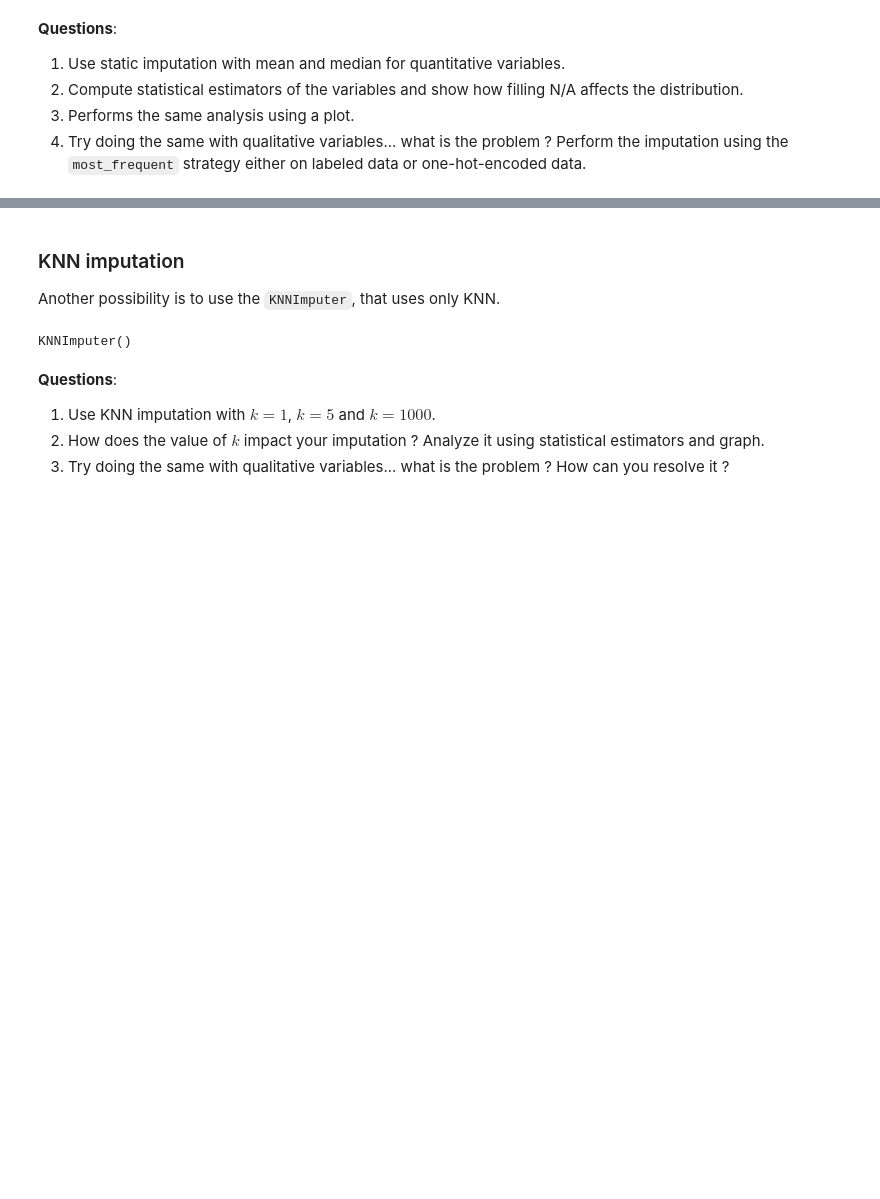
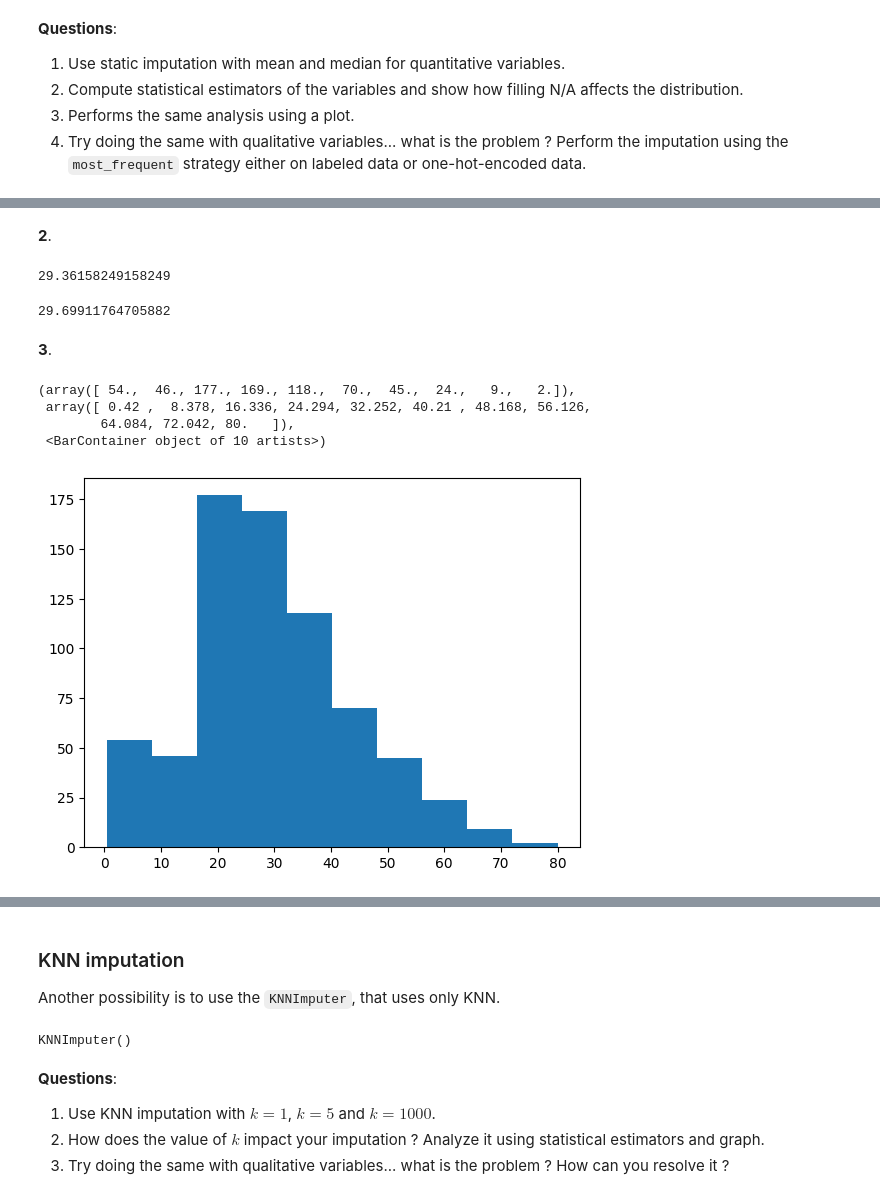
Before and after one commit to SphRbtHyk/miashs_introduction_ml, a Jupyter notebook: lab5/data_preprocessing.ipynb, the cells around one changed output, grey strips where cells are left out. Drawn from its saved outputs; the diff is of its cells as text; code cells hidden in the pictures; blank space fills up the shorter version.

```diff
--- a/lab5/data_preprocessing.ipynb
+++ b/lab5/data_preprocessing.ipynb
@@ -105,0 +247,20 @@ X_imputed = simple_imputer.transform(X_quantitative)
+# %% [markdown]
+**2**.
+# %%
+np.mean(X_imputed_median[:,0])
+# %% [output]
+29.36158249158249
+# %%
+np.mean(X_imputed_mean[:,0])
+# %% [output]
+29.69911764705882
+# %% [markdown]
+**3**.
+# %%
+plt.hist(X_quantitative[:,0])
+# %% [output]
+(array([ 54.,  46., 177., 169., 118.,  70.,  45.,  24.,   9.,   2.]),
+ array([ 0.42 ,  8.378, 16.336, 24.294, 32.252, 40.21 , 48.168, 56.126,
+        64.084, 72.042, 80.   ]),
+ <BarContainer object of 10 artists>)
+[figure, added]
```
Also changed, not shown: parts of 59 cells of this notebook.
